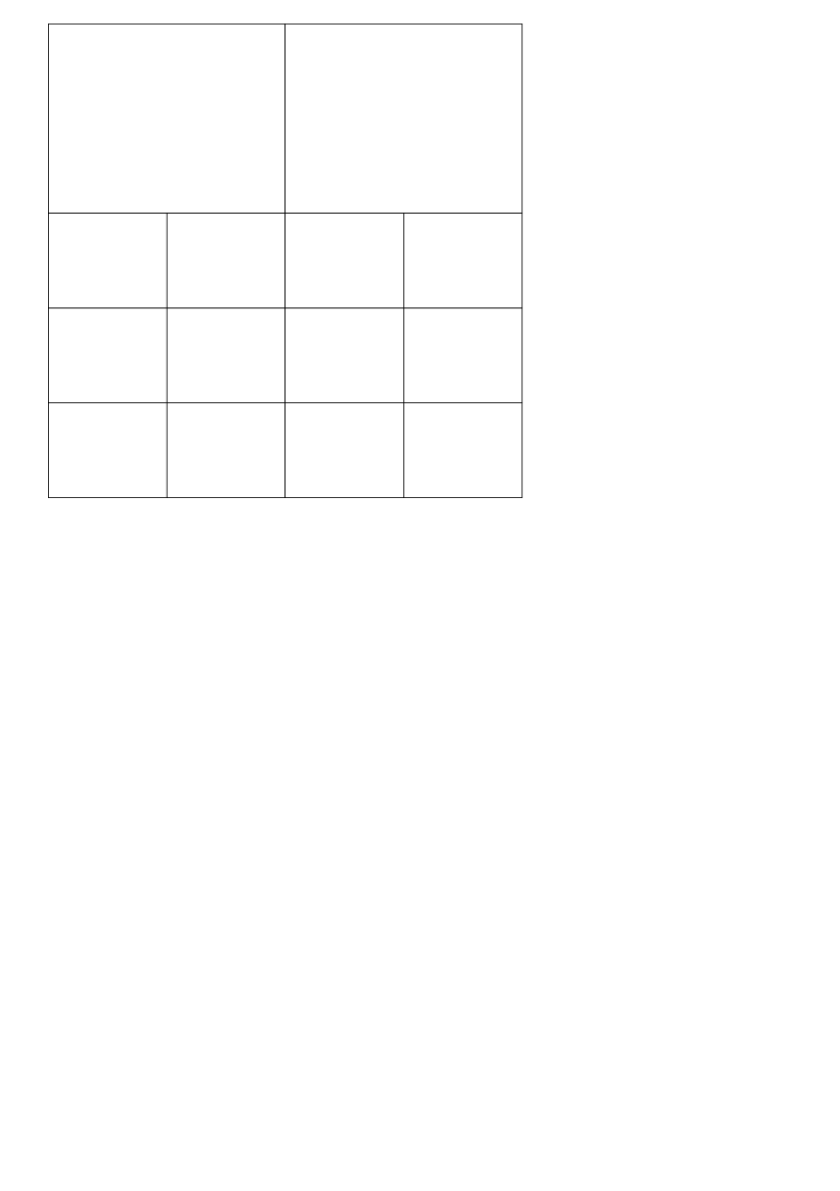
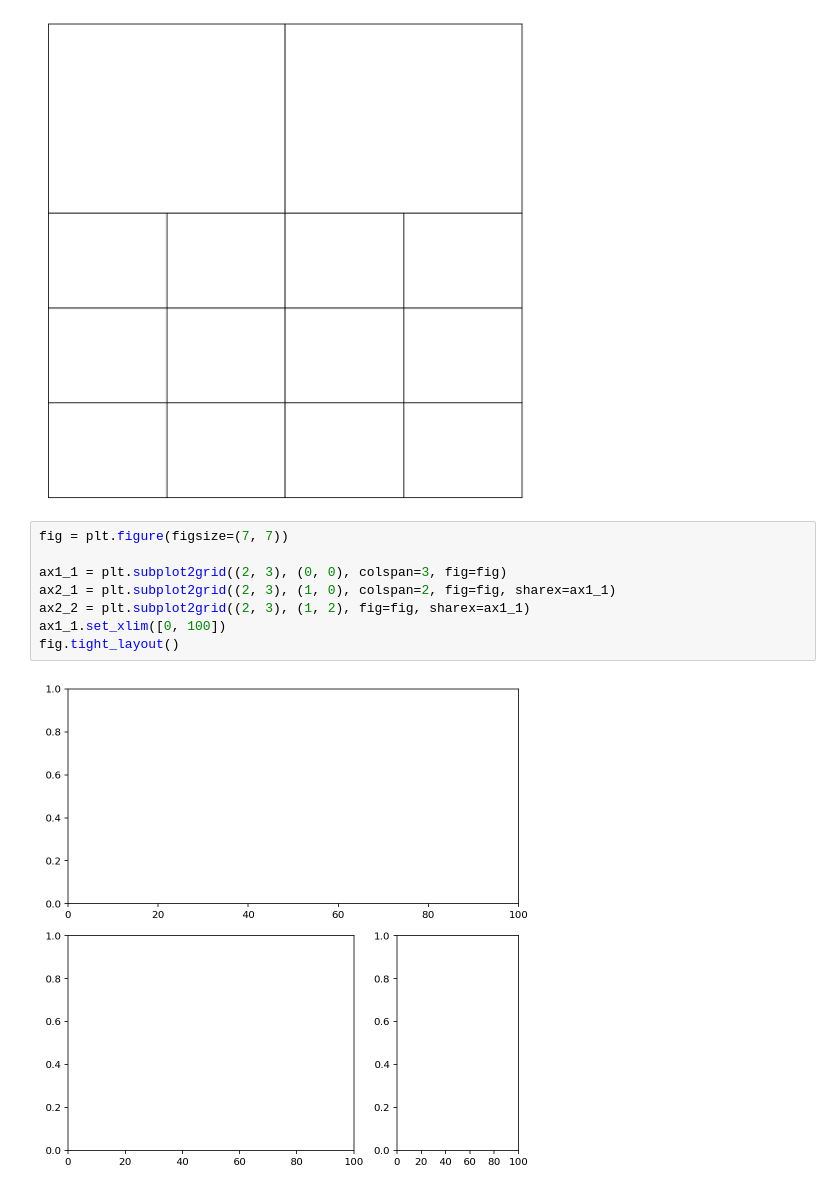
Before and after one commit to bluefruit0215/matplotlib_study, a Jupyter notebook: 1-2 실습.ipynb, the cells around one changed output. Drawn from its saved outputs; the diff is of its cells as text; blank space fills up the shorter version.

```diff
--- a/1-2 실습.ipynb
+++ b/1-2 실습.ipynb
@@ -26,3 +26,13 @@ for ax_idx, ax in enumerate(axes.flat):
 fig.subplots_adjust(bottom=0.03, top=0.97, left=0.03, right=0.97, hspace=0, wspace=0)
 # %% [output]
 [figure]
+# %%
+fig = plt.figure(figsize=(7, 7))
+
+ax1_1 = plt.subplot2grid((2, 3), (0, 0), colspan=3, fig=fig)
+ax2_1 = plt.subplot2grid((2, 3), (1, 0), colspan=2, fig=fig, sharex=ax1_1)
+ax2_2 = plt.subplot2grid((2, 3), (1, 2), fig=fig, sharex=ax1_1)
+ax1_1.set_xlim([0, 100])
+fig.tight_layout()
+# %% [output]
+[figure, added]
```
Also changed, not shown: parts of 1 cell of this notebook.
